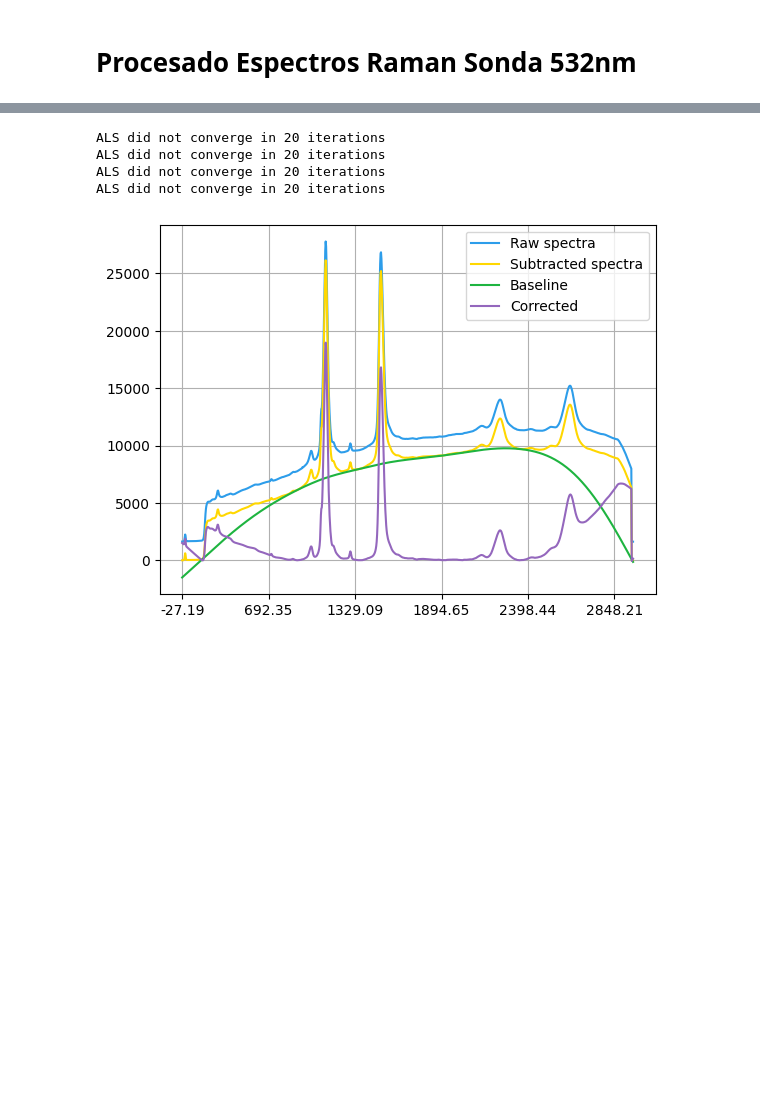
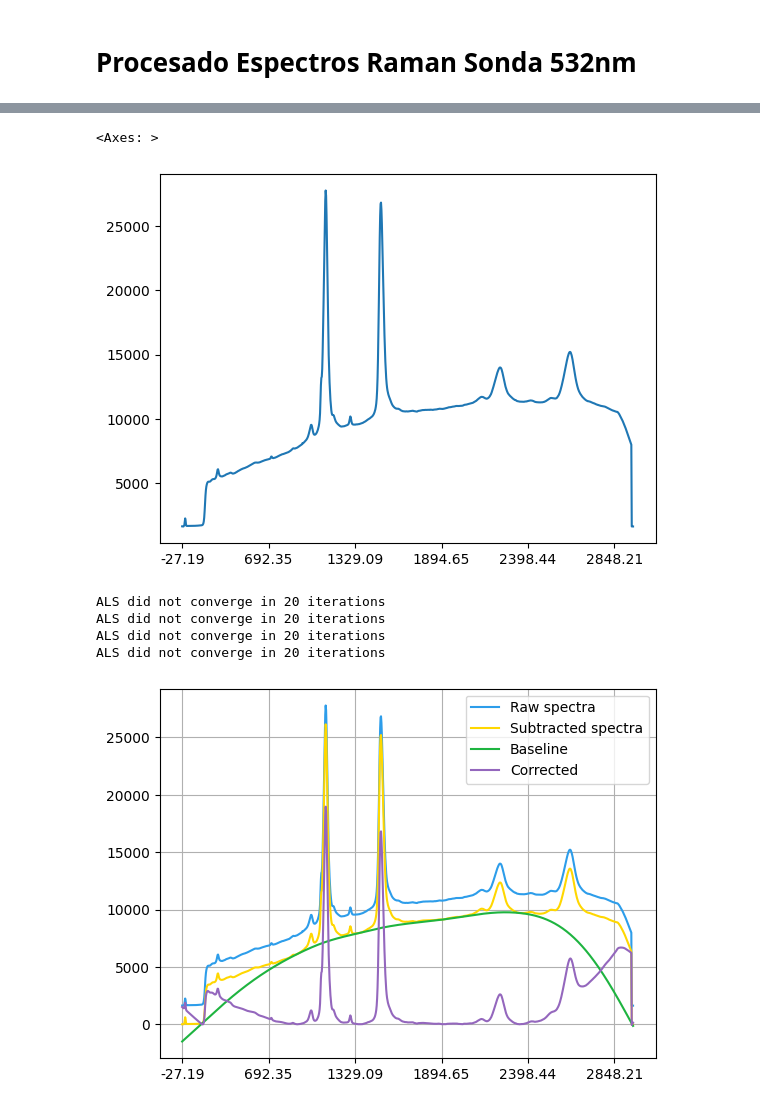
Before and after one commit to andreaperezasen/TFM-ML-Raman-Conchas-Arqueologicas, a Jupyter notebook: Code/Notebooks/procesado_sonda532nm.ipynb, the cells around one changed output, grey strips where cells are left out. Saved outputs shown, nothing was run; the diff lists cells and outputs as text; code cells hidden in the pictures; blank space fills up the shorter version.

```diff
--- a/Code/Notebooks/procesado_sonda532nm.ipynb
+++ b/Code/Notebooks/procesado_sonda532nm.ipynb
@@ -236,3 +418,8 @@ ALS did not converge in 20 iterations
+# %%
+df.mean(axis=0).plot()
+# %% [output]
+<Axes: >
+[figure, added]
 # %%
 def create_df_raw(folder_path, folder_names):
     dataframes = []
```
Also changed, not shown: parts of 7 cells of this notebook.
